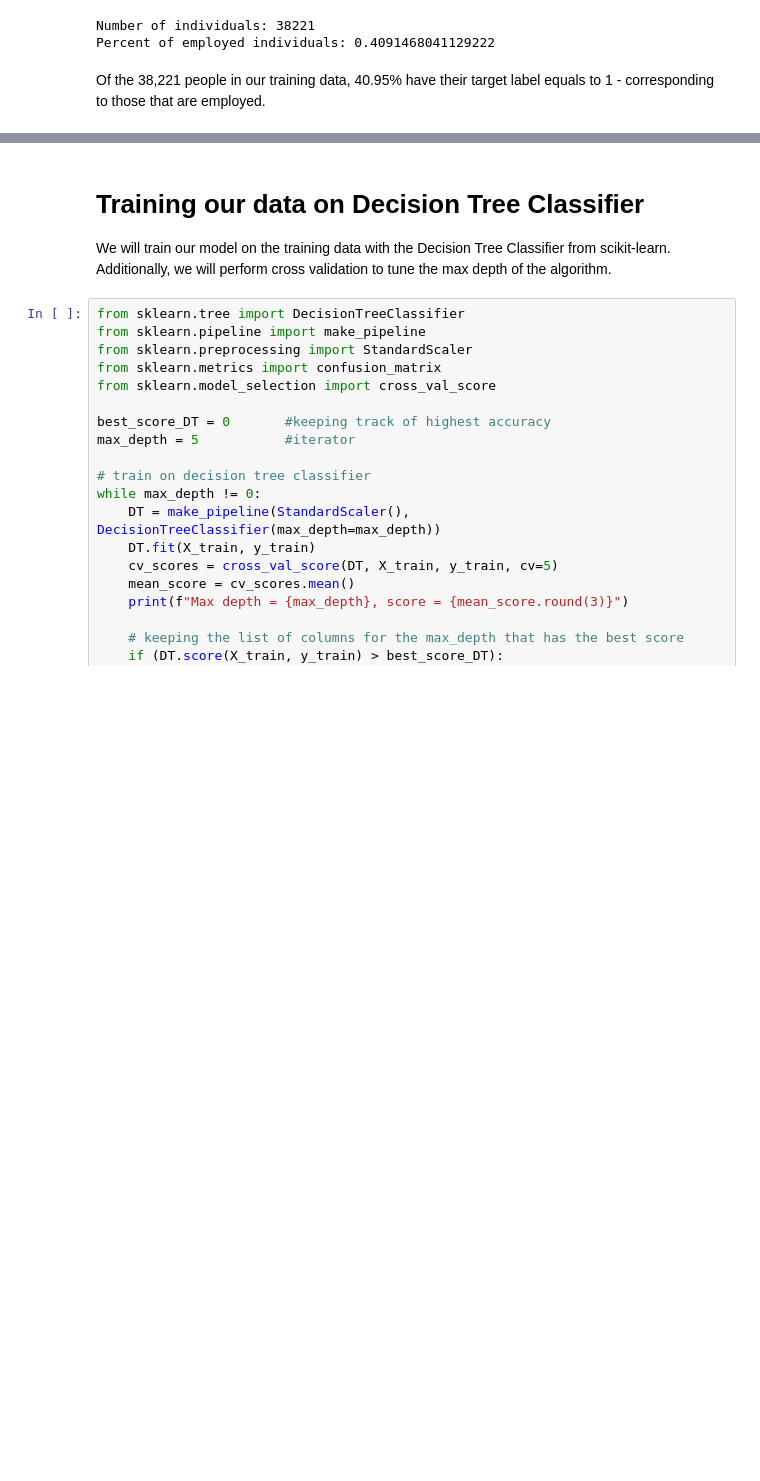
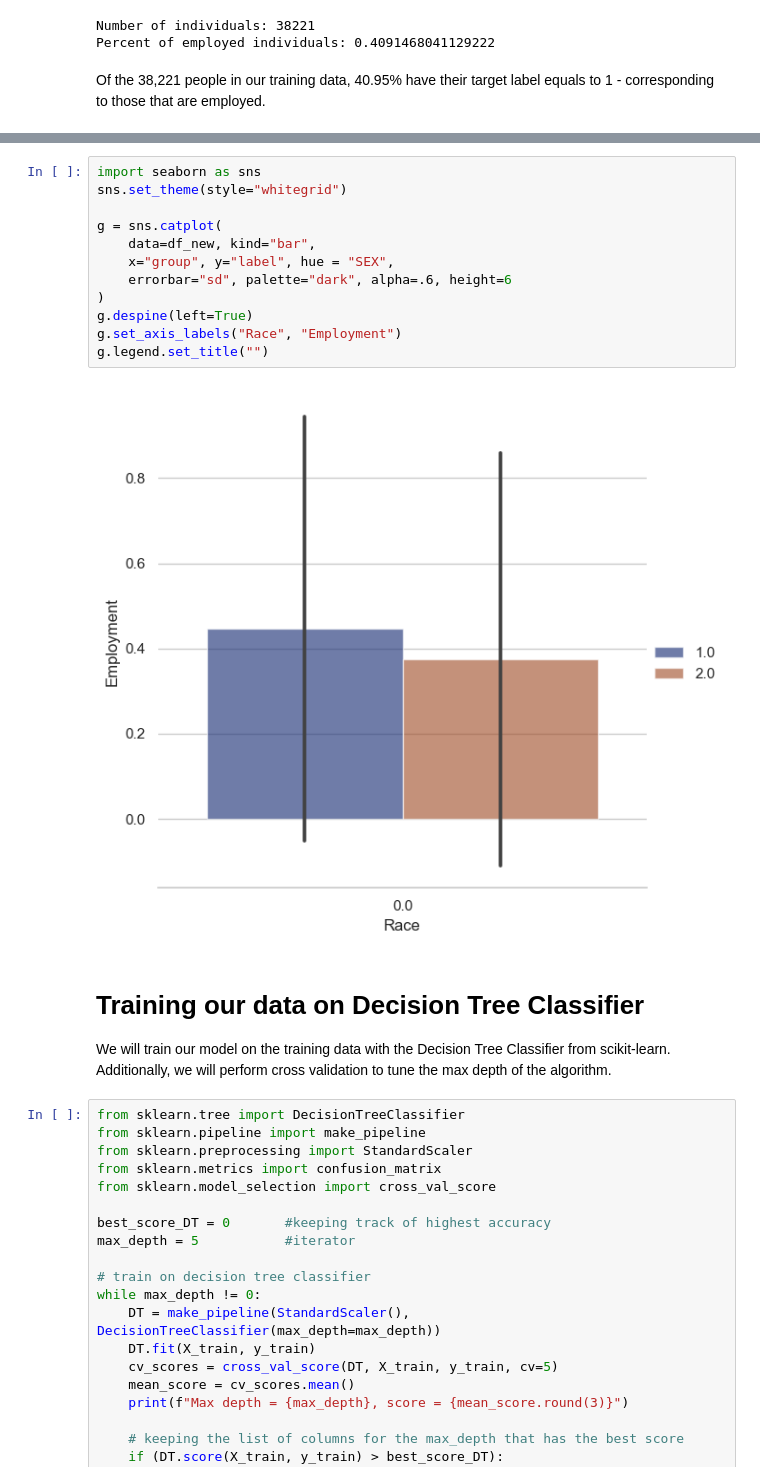
Before and after one commit to ndang01/ndang01.github.io, a Jupyter notebook: posts/blog5/index.ipynb, the cells around one changed output, grey strips where cells are left out. Drawn from its saved outputs; the diff is of its cells as text; blank space fills up the shorter version.

```diff
--- a/posts/blog5/index.ipynb
+++ b/posts/blog5/index.ipynb
@@ -128,3 +121,17 @@ print(y_train.sum())
+# %%
+import seaborn as sns
+sns.set_theme(style="whitegrid")
+
+g = sns.catplot(
+    data=df_new, kind="bar",
+    x="group", y="label", hue = "SEX",
+    errorbar="sd", palette="dark", alpha=.6, height=6
+)
+g.despine(left=True)
+g.set_axis_labels("Race", "Employment")
+g.legend.set_title("")
+# %% [output]
+[figure, added]
 # %% [markdown]
 # Training our data on Decision Tree Classifier
 
```
Also changed, not shown: parts of 2 cells of this notebook, 3 other files.
